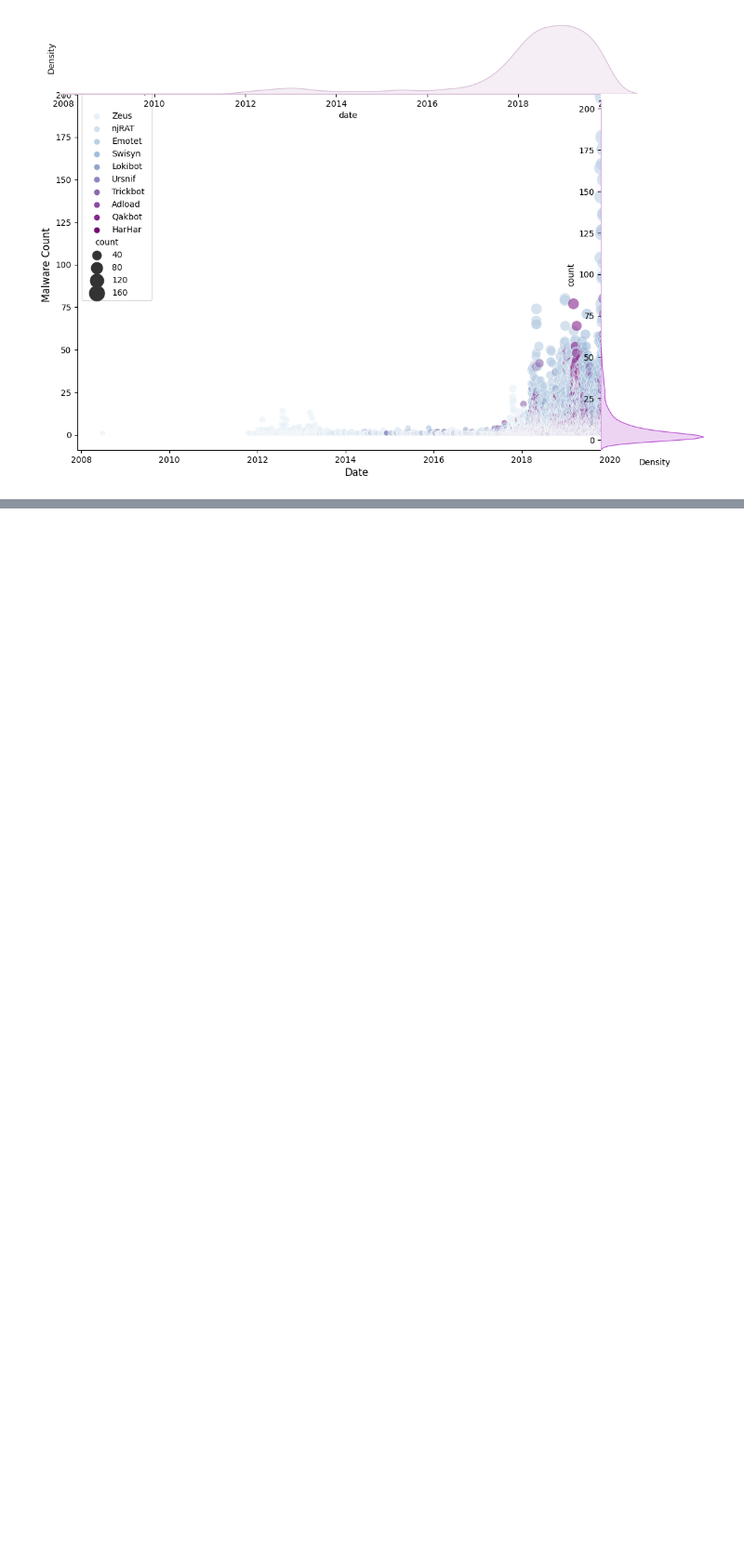
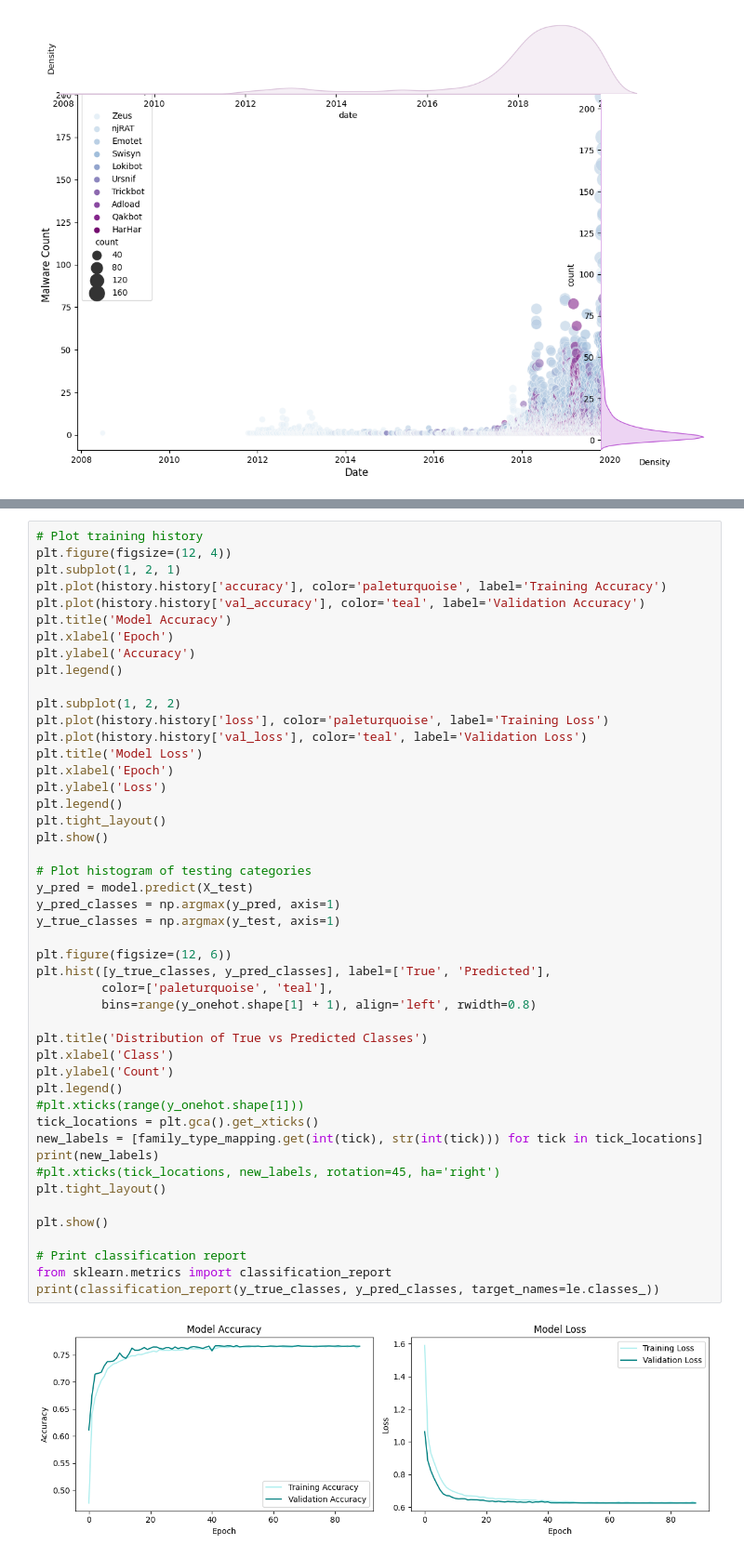
Before and after one commit to keila-moral/avast-ctu--CAPEv2, a Jupyter notebook: avast-ctu-cape.ipynb, the cells around one changed output, grey strips where cells are left out. Shown at 93% size. Drawn from its saved outputs; the diff is of its cells as text; blank space fills up the shorter version.

Commit message:
Kaggle Notebook |  avast-ctu-cape | Version 11-optimised NN+NN hists+metrics

```diff
--- a/avast-ctu-cape.ipynb
+++ b/avast-ctu-cape.ipynb
@@ -261,0 +276,49 @@ Test accuracy: 0.30
+# %%
+# Plot training history
+plt.figure(figsize=(12, 4))
+plt.subplot(1, 2, 1)
+plt.plot(history.history['accuracy'], color='paleturquoise', label='Training Accuracy')
+plt.plot(history.history['val_accuracy'], color='teal', label='Validation Accuracy')
+plt.title('Model Accuracy')
+plt.xlabel('Epoch')
+plt.ylabel('Accuracy')
+plt.legend()
+
+plt.subplot(1, 2, 2)
+plt.plot(history.history['loss'], color='paleturquoise', label='Training Loss')
+plt.plot(history.history['val_loss'], color='teal', label='Validation Loss')
+plt.title('Model Loss')
+plt.xlabel('Epoch')
+plt.ylabel('Loss')
+plt.legend()
+plt.tight_layout()
+plt.show()
+
+# Plot histogram of testing categories
+y_pred = model.predict(X_test)
+y_pred_classes = np.argmax(y_pred, axis=1)
+y_true_classes = np.argmax(y_test, axis=1)
+
+plt.figure(figsize=(12, 6))
+plt.hist([y_true_classes, y_pred_classes], label=['True', 'Predicted'],
+         color=['paleturquoise', 'teal'],
+         bins=range(y_onehot.shape[1] + 1), align='left', rwidth=0.8)
+
+plt.title('Distribution of True vs Predicted Classes')
+plt.xlabel('Class')
+plt.ylabel('Count')
+plt.legend()
+#plt.xticks(range(y_onehot.shape[1]))
+tick_locations = plt.gca().get_xticks()
+new_labels = [family_type_mapping.get(int(tick), str(int(tick))) for tick in tick_locations]
+print(new_labels)
+#plt.xticks(tick_locations, new_labels, rotation=45, ha='right')
+plt.tight_layout()
+
+plt.show()
+
+# Print classification report
+from sklearn.metrics import classification_report
+print(classification_report(y_true_classes, y_pred_classes, target_names=le.classes_))
+# %% [output]
+[figure, added]
```
Also changed, not shown: parts of 5 cells of this notebook.
